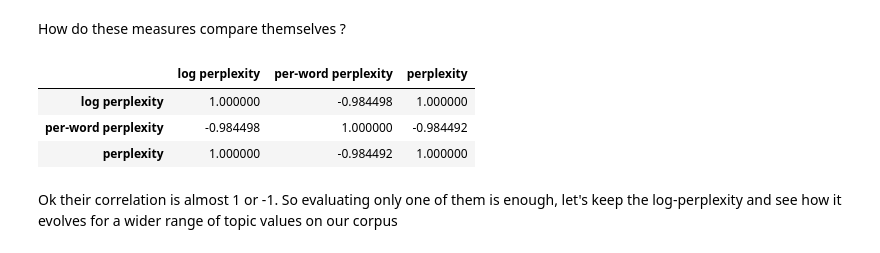
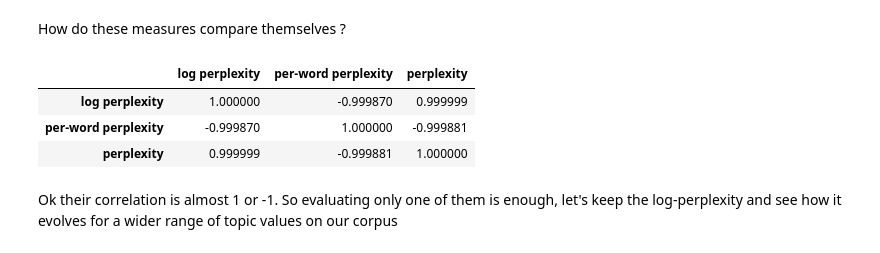
Before and after one commit to arnaudmiribel/ada_homework, a Jupyter notebook: 05 - Taming Text/HW5.ipynb, the cells around one changed output. Cells and saved outputs as stored; diff of their text form; code cells hidden in the pictures.

```diff
--- a/05 - Taming Text/HW5.ipynb
+++ b/05 - Taming Text/HW5.ipynb
@@ -752,12 +759,12 @@ perplexities
 # %% [markdown]
 How do these measures compare themselves ?
 # %%
-perplexities.corr()
+res.corr()
 # %% [output]
 |  | log perplexity | per-word perplexity | perplexity |
-| log perplexity | 1.000000 | -0.984498 | 1.000000 |
-| per-word perplexity | -0.984498 | 1.000000 | -0.984492 |
-| perplexity | 1.000000 | -0.984492 | 1.000000 |
+| log perplexity | 1.000000 | -0.999870 | 0.999999 |
+| per-word perplexity | -0.999870 | 1.000000 | -0.999881 |
+| perplexity | 0.999999 | -0.999881 | 1.000000 |
 # %% [markdown]
 Ok their correlation is almost 1 or -1. So evaluating only one of them is enough, let's keep the log-perplexity and see how it evolves for a wider range of topic values on our corpus
 # %%
```
Also changed, not shown: parts of 20 cells of this notebook.
